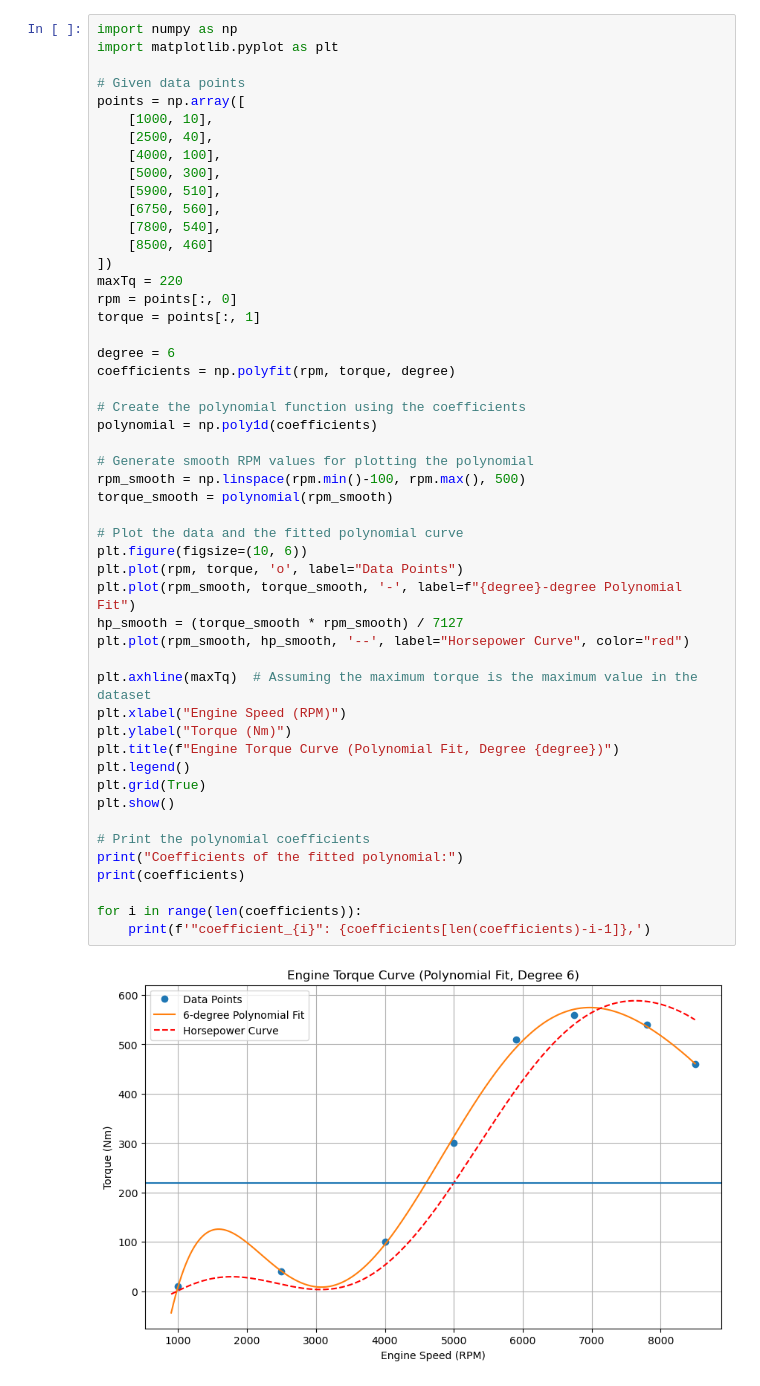
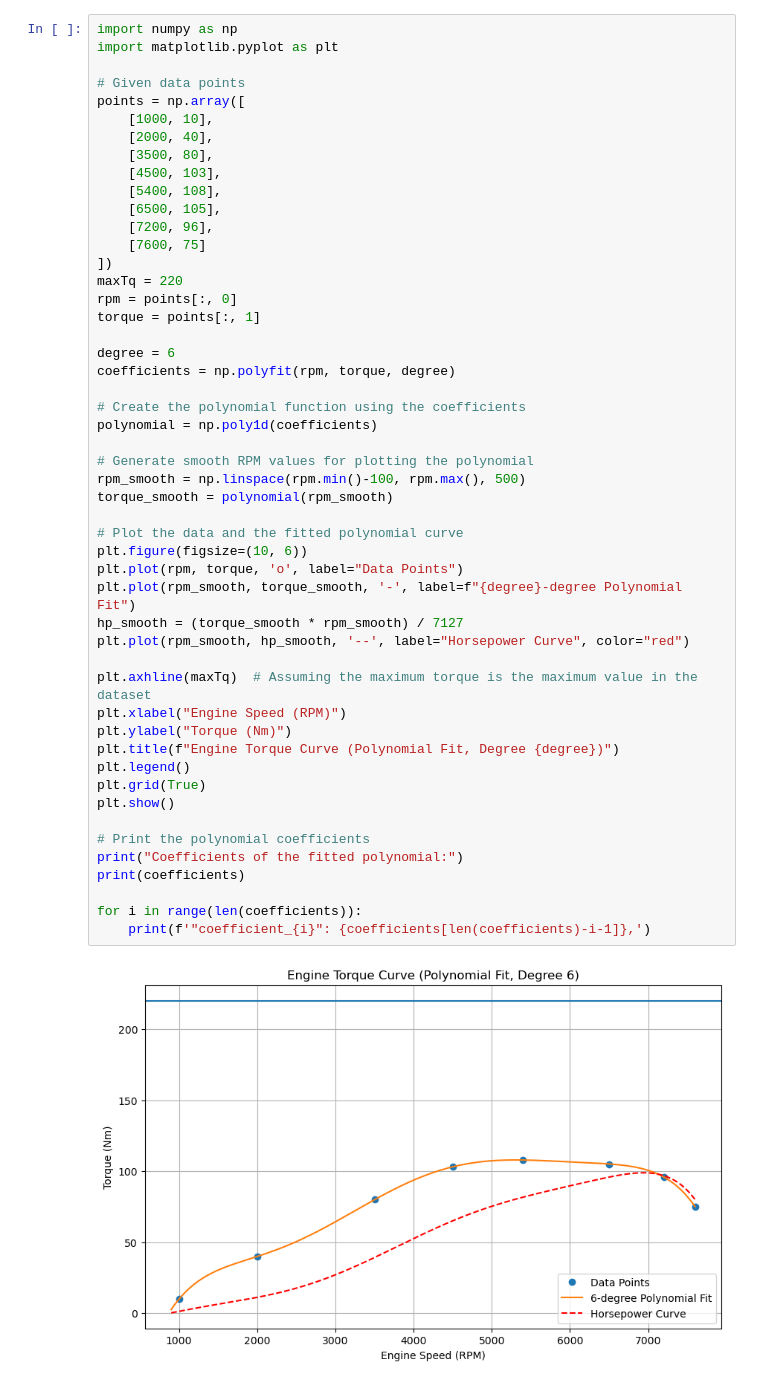
Before and after one commit to vougioukakis/car-acceleration-app, a Jupyter notebook: tools/torque_curve_generator.ipynb, the cells around one changed output. Saved outputs shown, nothing was run; the diff lists cells and outputs as text.

```diff
--- a/tools/torque_curve_generator.ipynb
+++ b/tools/torque_curve_generator.ipynb
@@ -5,13 +5,13 @@ import matplotlib.pyplot as plt
 # Given data points
 points = np.array([
     [1000, 10],
-    [2500, 40],
-    [4000, 100],
-    [5000, 300],
-    [5900, 510],
-    [6750, 560],
-    [7800, 540],
-    [8500, 460]
+    [2000, 40],
+    [3500, 80],
+    [4500, 103],
+    [5400, 108],
+    [6500, 105],
+    [7200, 96],
+    [7600, 75]
 ])
 maxTq = 220
 rpm = points[:, 0]
@@ -22,32 +22,32 @@ coefficients = np.polyfit(rpm, torque, degree)
 
 # Create the polynomial function using the coefficients
 polynomial = np.poly1d(coefficients)
 
 # Generate smooth RPM values for plotting the polynomial
 rpm_smooth = np.linspace(rpm.min()-100, rpm.max(), 500)
 torque_smooth = polynomial(rpm_smooth)
 
 # Plot the data and the fitted polynomial curve
 plt.figure(figsize=(10, 6))
 plt.plot(rpm, torque, 'o', label="Data Points")
 plt.plot(rpm_smooth, torque_smooth, '-', label=f"{degree}-degree Polynomial Fit")
 hp_smooth = (torque_smooth * rpm_smooth) / 7127
 plt.plot(rpm_smooth, hp_smooth, '--', label="Horsepower Curve", color="red")
 
 plt.axhline(maxTq)  # Assuming the maximum torque is the maximum value in the dataset
 plt.xlabel("Engine Speed (RPM)")
 plt.ylabel("Torque (Nm)")
 plt.title(f"Engine Torque Curve (Polynomial Fit, Degree {degree})")
 plt.legend()
 plt.grid(True)
 plt.show()
 
 # Print the polynomial coefficients
 print("Coefficients of the fitted polynomial:")
 print(coefficients)
 
 for i in range(len(coefficients)):
     print(f'"coefficient_{i}": {coefficients[len(coefficients)-i-1]},')
 # %% [output]
-[figure, old version]
+[figure, new version]
 Coefficients of the fitted polynomial:
```
Also changed, not shown: parts of 2 cells of this notebook, 43 other files.
